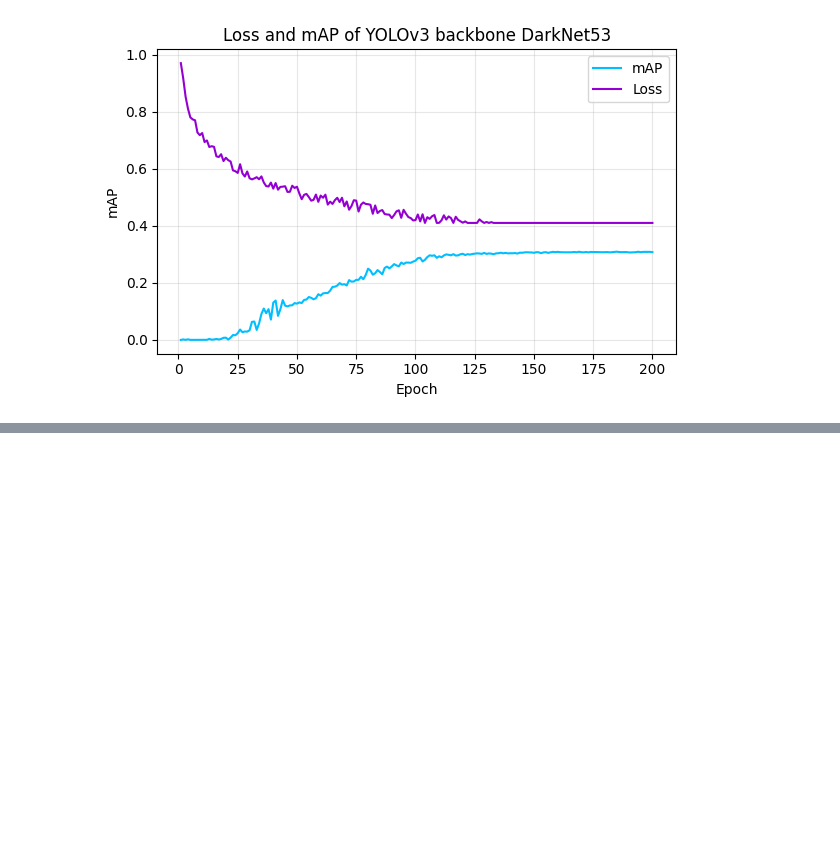
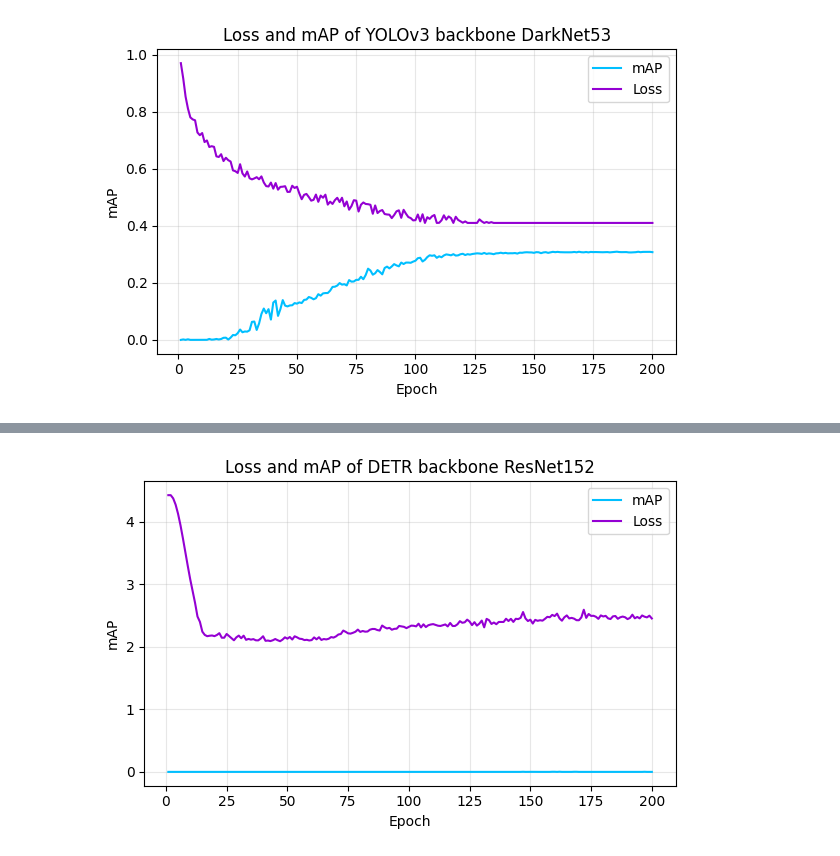
Before and after one commit to huutuan1705/Final_graduation_project, a Jupyter notebook: Visualize_information/vissulize_mAP_loss.ipynb, the cells around one changed output, grey strips where cells are left out. Saved outputs shown, nothing was run; the diff lists cells and outputs as text; code cells hidden in the pictures; blank space fills up the shorter version.

```diff
--- a/Visualize_information/vissulize_mAP_loss.ipynb
+++ b/Visualize_information/vissulize_mAP_loss.ipynb
@@ -220,0 +268,47 @@ plt.show()
+# %%
+import re
+import matplotlib.pyplot as plt
+
+def extract_info(file_path):
+    with open(file_path, 'r') as file:
+        content = file.readlines()
+
+    mean_ap_list = []
+    loss_list = []
+
+    for line in content:
+        # Tìm Mean average precision
+        if "Mean average precision" in line:
+            mean_ap = float(line.split(":")[1].strip())
+            mean_ap_list.append(mean_ap)
+
+        # Tìm loss
+        if re.search(r"^\s*loss:", line):
+            loss = float(line.split(":")[1].split("(")[0].strip())
+            loss_list.append(loss-3)
+
+    return mean_ap_list, loss_list
+
+# Đường dẫn đến file
+file_path = 'detr_resnet152_newSGD.txt'
+mean_ap, loss = extract_info(file_path)
+
+# Tạo danh sách các epoch tương ứng
+epochs = list(range(1, len(mean_ap) + 1))
+
+# Vẽ đồ thị
+plt.figure(figsize=(6, 4))
+plt.plot(epochs, mean_ap, color='deepskyblue', label='mAP')
+plt.plot(epochs, loss, color='darkviolet', label='Loss')
+# Thêm tiêu đề và nhãn
+plt.title("Loss and mAP of DETR backbone ResNet152")
+plt.xlabel("Epoch")
+plt.ylabel("mAP")
+plt.grid(alpha=0.3)
+plt.legend()
+plt.tight_layout()
+
+# Hiển thị đồ thị
+plt.show()
+# %% [output]
+[figure, added]
```
Also changed, not shown: parts of 3 cells of this notebook, 6 other files.
